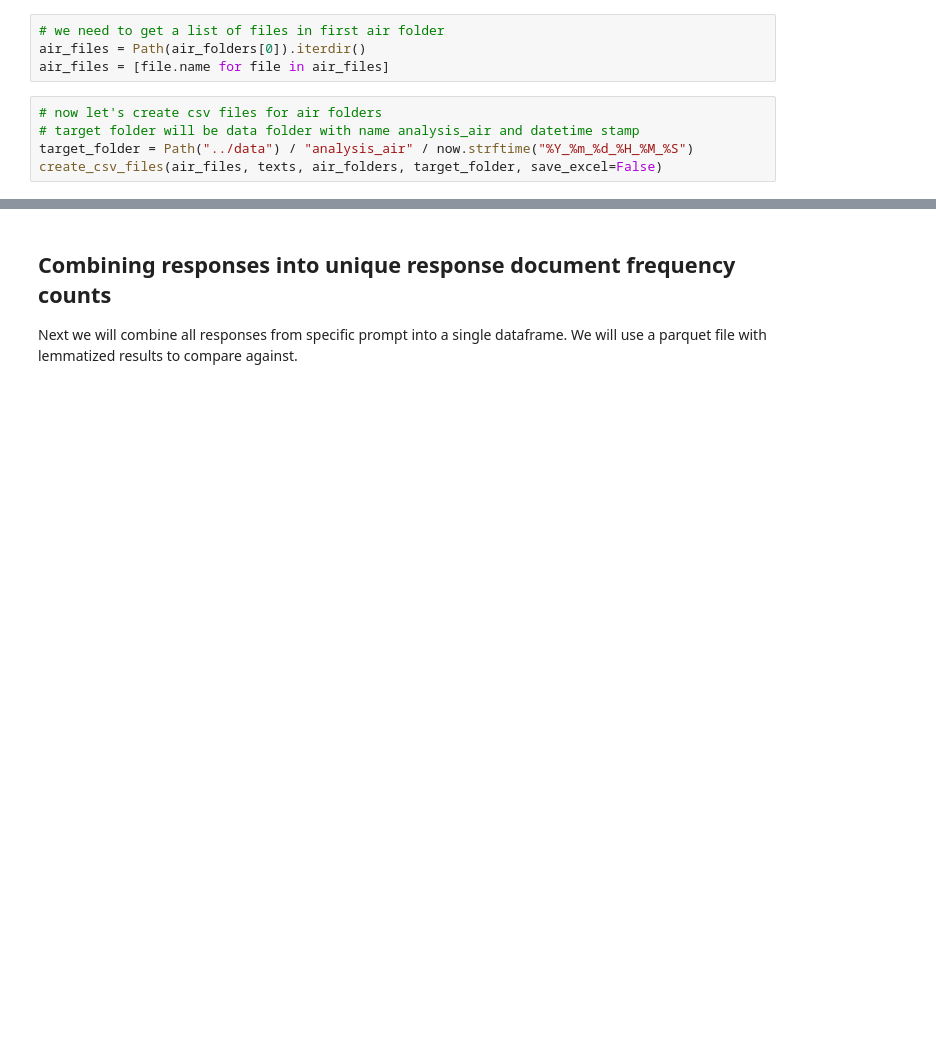
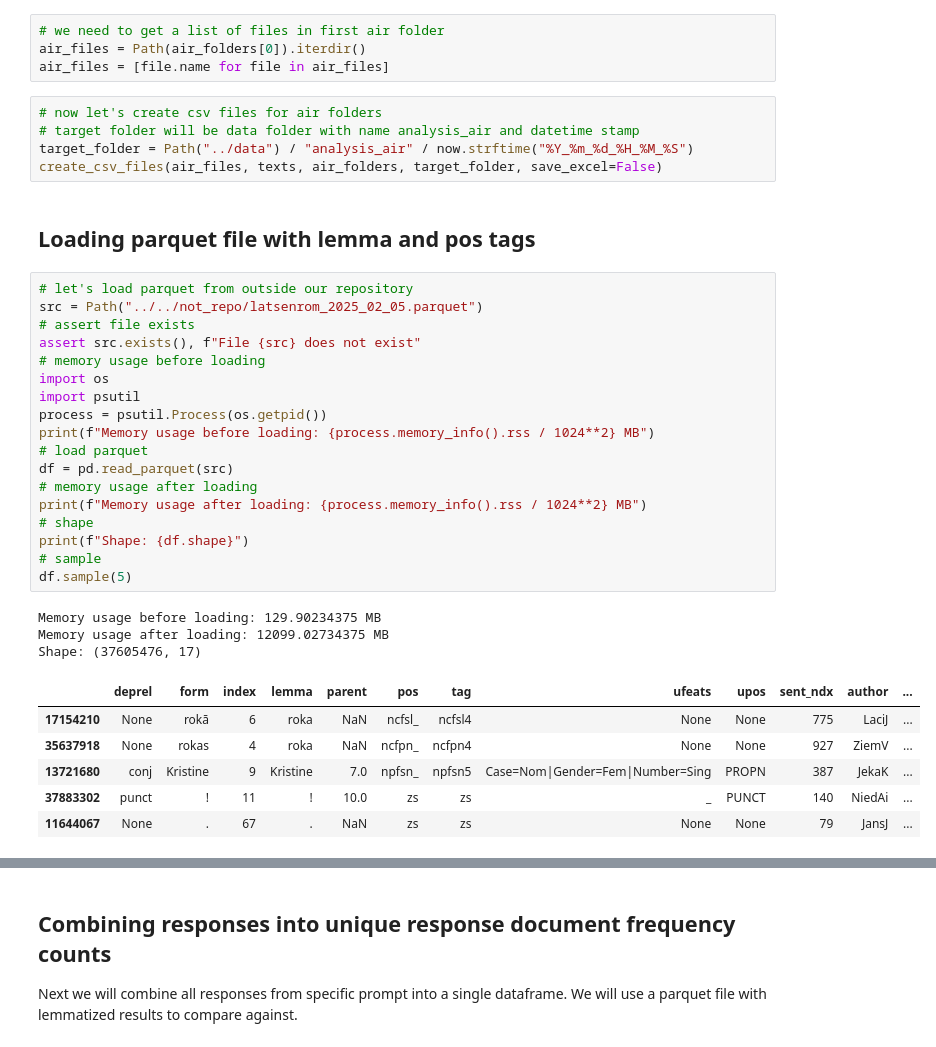
Before and after one commit to ValRCS/lnb_transports, a Jupyter notebook: notebooks/Analyze_Responses.ipynb, the cells around one changed output, grey strips where cells are left out. Cells and saved outputs as stored; diff of their text form; blank space fills up the shorter version.

```diff
--- a/notebooks/Analyze_Responses.ipynb
+++ b/notebooks/Analyze_Responses.ipynb
@@ -402,3 +402,33 @@ air_files = [file.name for file in air_files]
 # target folder will be data folder with name analysis_air and datetime stamp
 target_folder = Path("../data") / "analysis_air" / now.strftime("%Y_%m_%d_%H_%M_%S")
 create_csv_files(air_files, texts, air_folders, target_folder, save_excel=False)
+# %% [markdown]
+## Loading parquet file with lemma and pos tags
+# %%
+# let's load parquet from outside our repository
+src = Path("../../not_repo/latsenrom_2025_02_05.parquet")
+# assert file exists
+assert src.exists(), f"File {src} does not exist"
+# memory usage before loading
+import os
+import psutil
+process = psutil.Process(os.getpid())
+print(f"Memory usage before loading: {process.memory_info().rss / 1024**2} MB")
+# load parquet
+df = pd.read_parquet(src)
+# memory usage after loading
+print(f"Memory usage after loading: {process.memory_info().rss / 1024**2} MB")
+# shape
+print(f"Shape: {df.shape}")
+# sample
+df.sample(5)
+# %% [output]
+Memory usage before loading: 129.90234375 MB
+Memory usage after loading: 12099.02734375 MB
+Shape: (37605476, 17)
+|  | deprel | form | index | lemma | parent | pos | tag | ufeats | upos | sent_ndx | author | ... |
+| 17154210 | None | rokā | 6 | roka | NaN | ncfsl_ | ncfsl4 | None | None | 775 | LaciJ | ... |
+| 35637918 | None | rokas | 4 | roka | NaN | ncfpn_ | ncfpn4 | None | None | 927 | ZiemV | ... |
+| 13721680 | conj | Kristine | 9 | Kristine | 7.0 | npfsn_ | npfsn5 | Case=Nom|Gender=Fem|Number=Sing | PROPN | 387 | JekaK | ... |
+| 37883302 | punct | ! | 11 | ! | 10.0 | zs | zs | _ | PUNCT | 140 | NiedAi | ... |
+| 11644067 | None | . | 67 | . | NaN | zs | zs | None | None | 79 | JansJ | ... |
```
Also changed, not shown: parts of 62 cells of this notebook, 4 other files.
